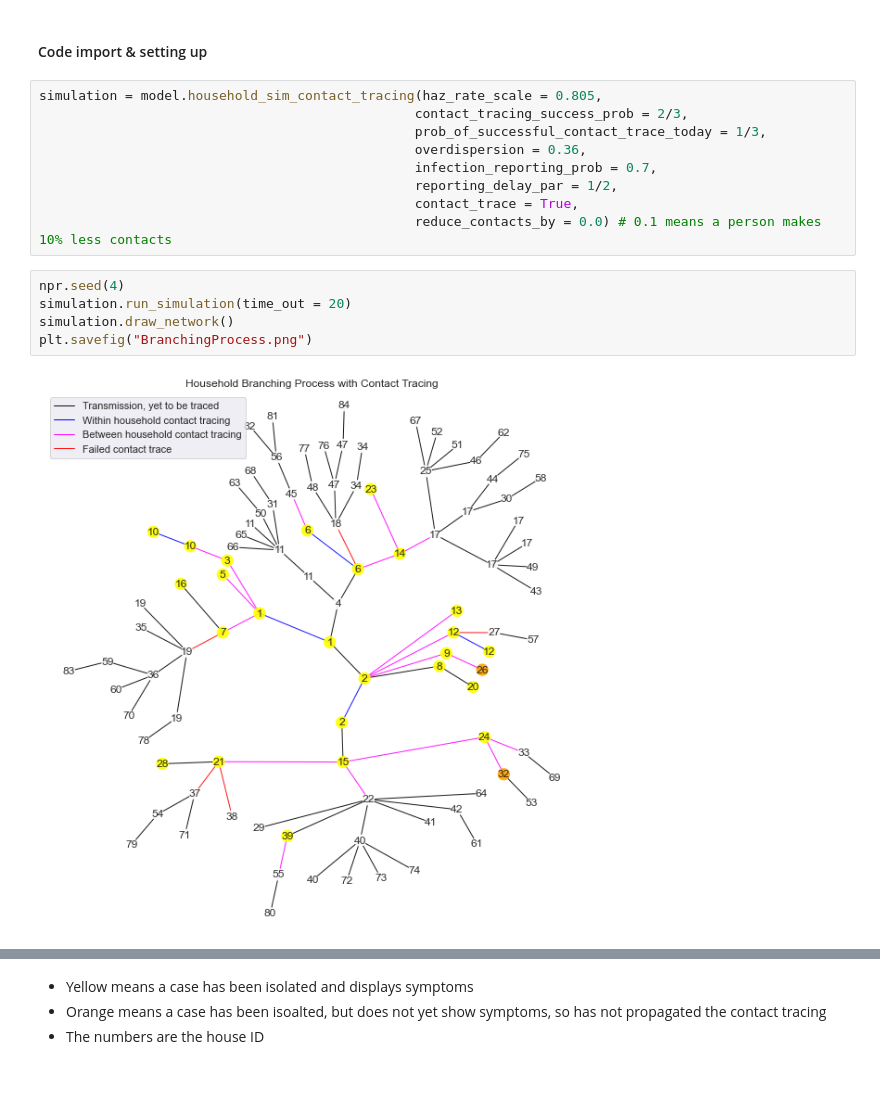
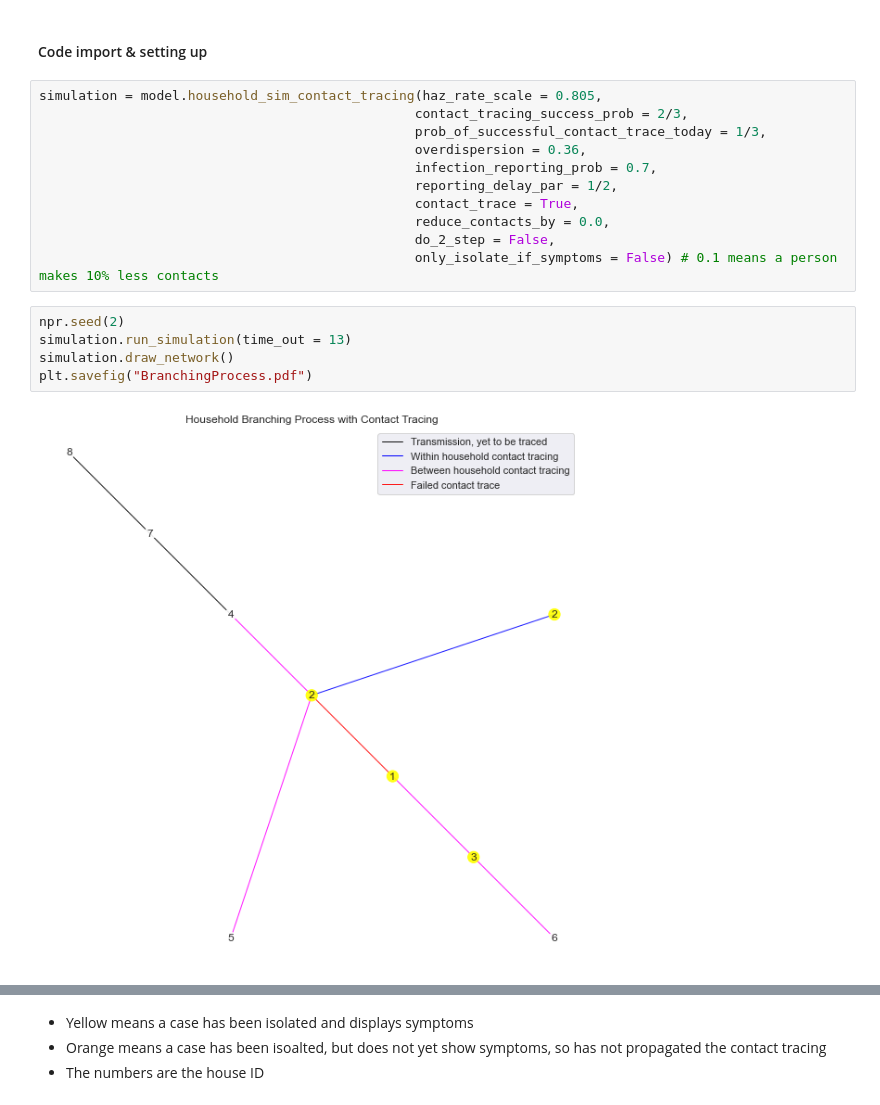
Before and after one commit to foobacca/household-contact-tracing, a Jupyter notebook: Report.ipynb, the cells around one changed output, grey strips where cells are left out. Saved outputs shown, nothing was run; the diff lists cells and outputs as text.

```diff
--- a/Report.ipynb
+++ b/Report.ipynb
@@ -85,12 +87,14 @@ simulation = model.household_sim_contact_tracing(haz_rate_scale = 0.805,
                                                 infection_reporting_prob = 0.7,
                                                 reporting_delay_par = 1/2,
                                                 contact_trace = True,
-                                                reduce_contacts_by = 0.0) # 0.1 means a person makes 10% less contacts
+                                                reduce_contacts_by = 0.0,
+                                                do_2_step = False,
+                                                only_isolate_if_symptoms = False) # 0.1 means a person makes 10% less contacts
 # %%
-npr.seed(4)
-simulation.run_simulation(time_out = 20)
+npr.seed(2)
+simulation.run_simulation(time_out = 13)
 simulation.draw_network()
-plt.savefig("BranchingProcess.png")
+plt.savefig("BranchingProcess.pdf")
 # %% [output]
-[figure, old version]
+[figure, new version]
 # %%
```
Also changed, not shown: parts of 14 cells of this notebook, 3 other files.
